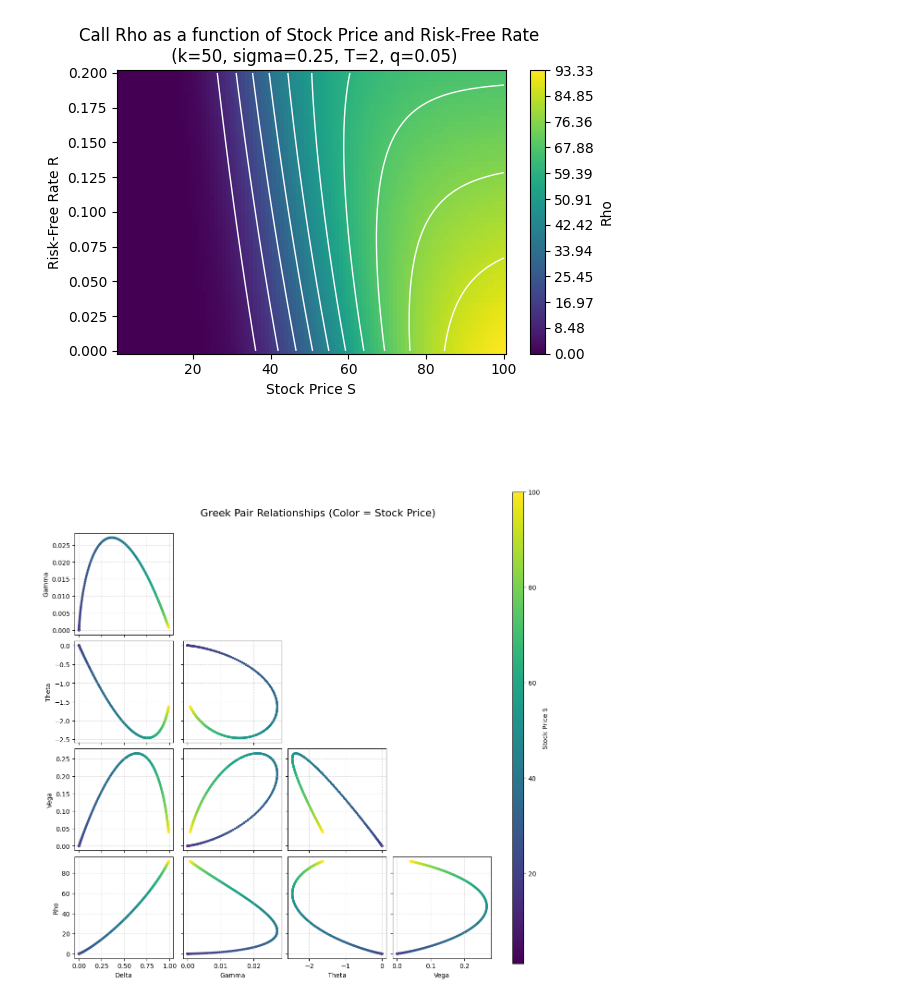
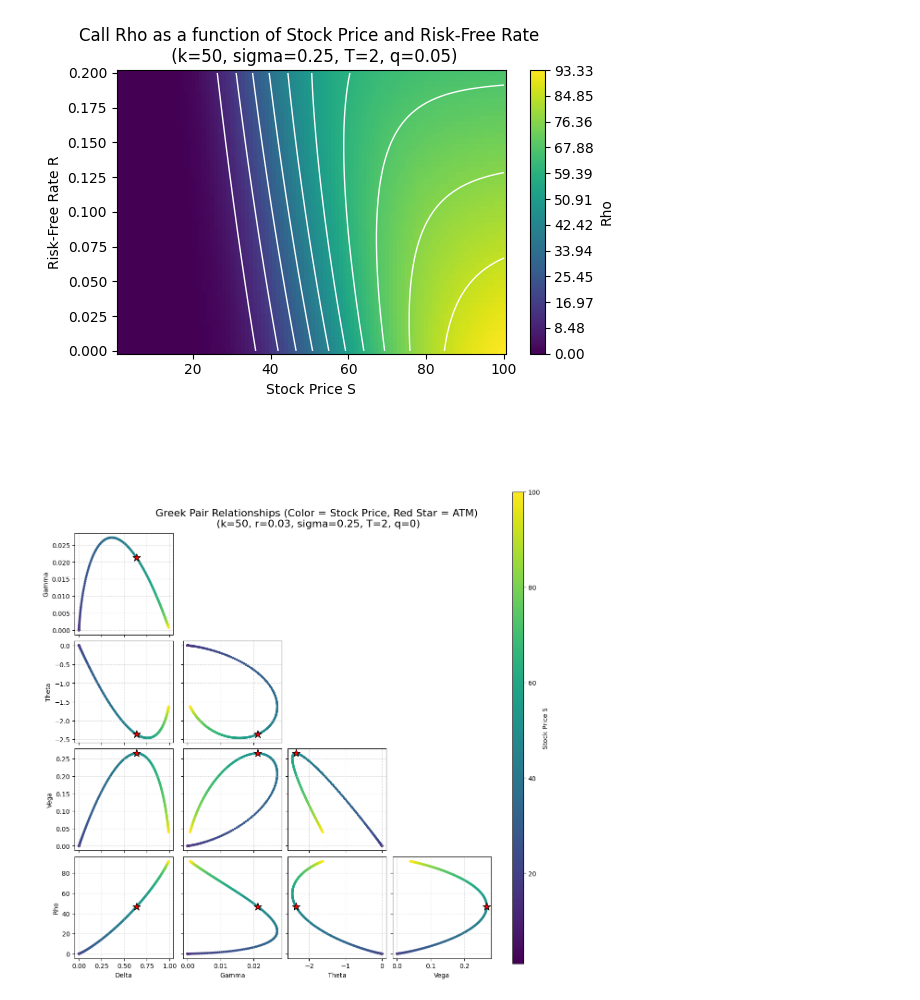
Before and after one commit to hsiuhsil/options_futures_derivatives, a Jupyter notebook: notebooks/demo of greeks.ipynb, the cells around one changed output. Saved outputs shown, nothing was run; the diff lists cells and outputs as text; code cells hidden in the pictures.

```diff
--- a/notebooks/demo of greeks.ipynb
+++ b/notebooks/demo of greeks.ipynb
@@ -404,6 +404,8 @@ greeks = {
 names = list(greeks.keys())
 n = len(names)
 
+atm_idx = np.argmin(np.abs(stocks - k))
+
 fig, axes = plt.subplots(n, n, figsize=(12, 12), constrained_layout=True)
 
 for i in range(n):
@@ -412,34 +414,37 @@ for i in range(n):
 
         if i > j:  # lower triangle only
             x_name = names[j]
             y_name = names[i]
 
             sc = ax.scatter(greeks[x_name], greeks[y_name], c=stocks,
-                cmap='viridis', s=8
-            )
+                cmap='viridis', s=8)
+
+            ax.scatter(greeks[x_name][atm_idx], greeks[y_name][atm_idx],
+                       color='red', marker='*', s=150, edgecolor='k', zorder=5)
 
             ax.grid(True, linestyle='--', alpha=0.4)
 
             if i == n - 1:
                 ax.set_xlabel(x_name)
             else:
                 ax.set_xticklabels([])
 
             if j == 0:
                 ax.set_ylabel(y_name)
             else:
                 ax.set_yticklabels([])
 
         else:
             ax.axis("off")
 
 
 cbar_ax = fig.add_axes([0.85, 0.03, 0.02, 0.85])
 cbar = fig.colorbar(sc, cax=cbar_ax)
 cbar.set_label("Stock Price S")
 
-fig.suptitle( "Greek Pair Relationships (Color = Stock Price)", fontsize=16, y=0.85)
+fig.suptitle( "Greek Pair Relationships (Color = Stock Price, Red Star = ATM) \n (k=50, r=0.03, sigma=0.25, T=2, q=0) ",
+            fontsize=16, y=0.85)
 
 plt.show()
 # %% [output]
-[figure, old version]
+[figure, new version]
```
Also changed, not shown: parts of 2 cells of this notebook.
